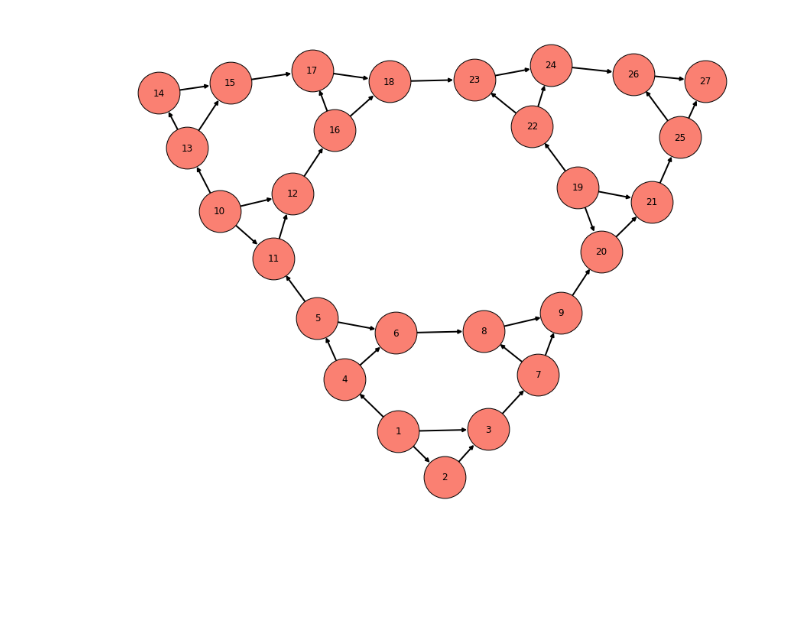
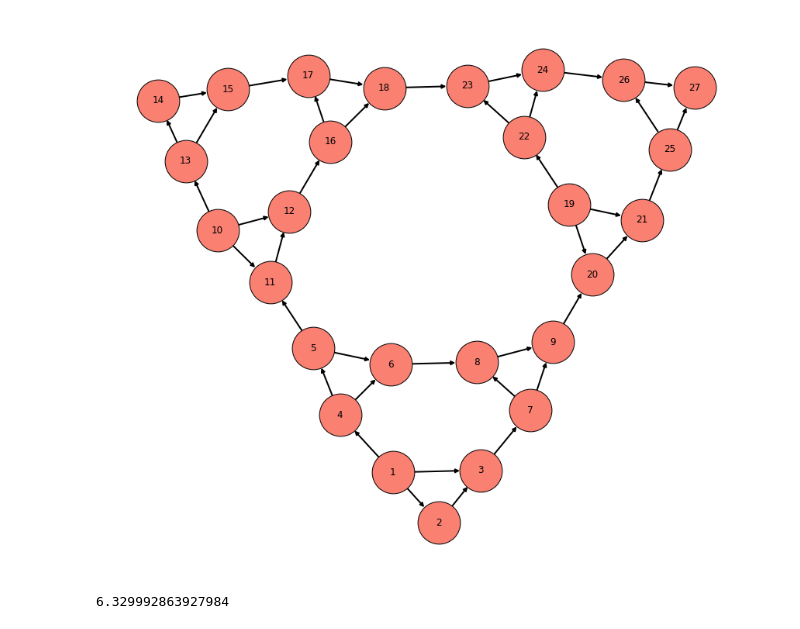
Before and after one commit to ChaosDonkey06/ID_Modeling, a Jupyter notebook: POMP_INFERENCE/global_config/infomap.ipynb, the cells around one changed output. Drawn from its saved outputs; the diff is of its cells as text; code cells hidden in the pictures; blank space fills up the shorter version.

```diff
--- a/POMP_INFERENCE/global_config/infomap.ipynb
+++ b/POMP_INFERENCE/global_config/infomap.ipynb
@@ -26,19 +26,19 @@ def entropy1(prob):
 # %%
 import matplotlib.pyplot as plt
 from collections import Counter
 
 nodes = ["1" ,"2" ,"3" ,"4" ,"5" ,"6" ,"7" ,"8" ,"9" ,"10" ,"11" ,"12" ,"13" ,"14" ,"15" ,"16" ,"17" ,"18" ,"19" ,"20" ,"21" ,"22" ,"23" ,"24" ,"25" ,"26" ,"27"]
 edges = [(1, 2),(1, 3),(1, 4),(2, 3),(3, 7),(4, 5),(4, 6),(5, 6),(6, 8),(7, 8),(7, 9),(8, 9),(10, 11),(10, 12),(10, 13),(11, 12), (12, 16), (13, 14), (13, 15), (14, 15),(15, 17),(16, 17),(16, 18),(17, 18),(19, 20),(19, 21),(19, 22),(20, 21),(21, 25),(22, 23),(22, 24),(23, 24),(24, 26),(25, 26),(25, 27),(26, 27),(9, 20),(5, 11),(18, 23)]
 
 g      = nx.DiGraph((x, y, {'weight': 1}) for (x, y), v in Counter(edges).items())
 layout = nx.nx_agraph.pygraphviz_layout(g)
 
-fig, ax = plt.subplots(1, 1, figsize=(15.5, 12))
+fig, ax = plt.subplots(1, 1, figsize=(15, 13))
 nx.draw(ax=ax, G=g, pos=layout, node_size=3000, node_color="salmon", edgecolors="k", width=2, with_labels=True)
 
 graph = g
 # %% [output]
-[figure, old version]
+[figure, new version]
 # %%
 def log2(prob):
     "Returns the log of prob in base 2"
@@ -155 +214,35 @@ def get_index_codelength(modules):
+# %%
+for node in graph:
+    edges = graph.edges(node, data=True)
+    total_weight = sum([data['weight'] for (_, _, data) in edges])
+    for (_, _, data) in edges:
+        data['weight'] = data['weight'] / total_weight
+# Get its PageRank, alpha is 1-tau where [RAB2009 says \tau=0.15]
+page_ranks = nx.pagerank(graph, alpha=1-TAU)
+for (node, page_rank) in page_ranks.items():
+    graph.nodes[node][PAGE_RANK] = page_rank
+
+
+total_pr_entropy = sum([entropy1(graph.nodes[node][PAGE_RANK]) for node in graph])
+
+modules        = [[nodes] for nodes in graph]
+modules_dicts  = compute_module_properties(modules, graph)
+map_eq_best    = get_mdl(modules_dicts, total_pr_entropy)
+
+num_iters = 0
+while True:
+    print(num_iters)
+    new_modules                 = modules_proposal(modules, list(graph.edges()))
+
+    # add previous module to possible set of new modules
+    new_modules                 = [modules] + new_modules
+    modules, map_eq, idx_module = return_best_module(new_modules, map_eq_best=map_eq_best, total_pr_entropy=total_pr_entropy)
+    num_iters += 1
+
+    if map_eq<map_eq_best:
+        map_eq_best =map_eq
+    else:
+        break
+# %% [output]
+6.329992863927984
 # %%
```
Also changed, not shown: parts of 5 cells of this notebook.
